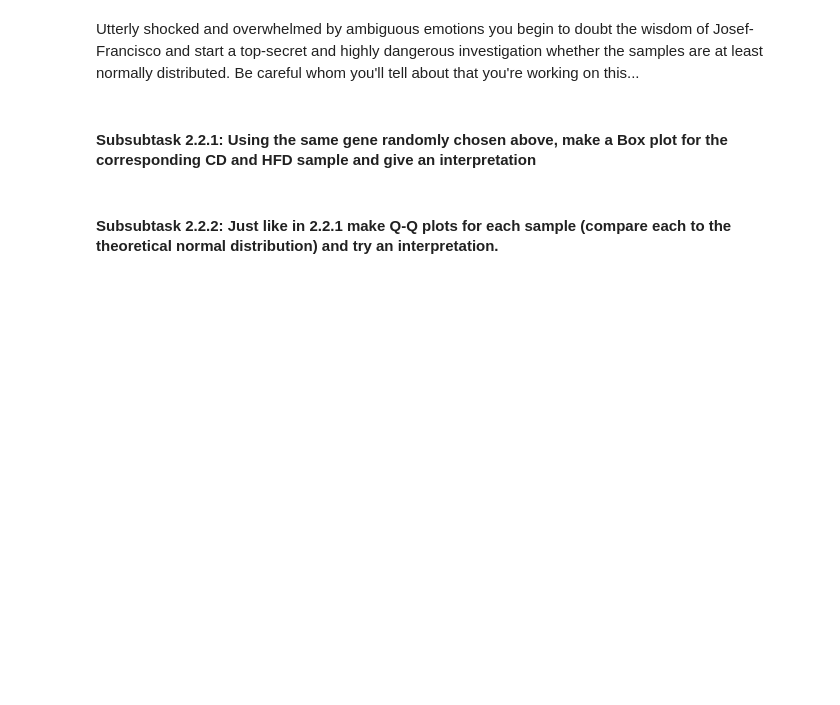
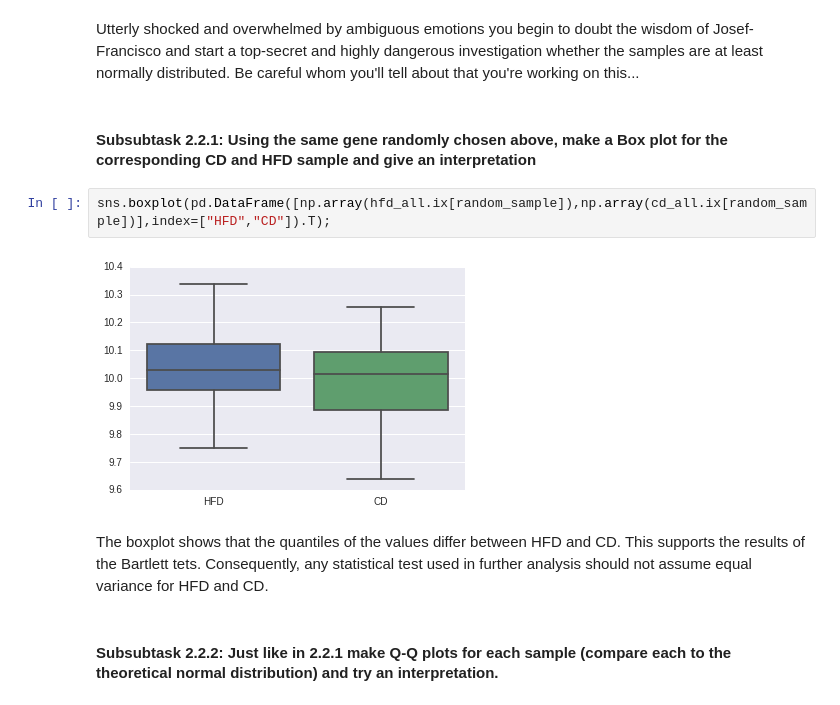
Before and after one commit to Alexstoppel/Integrated_Bioinformatics, a Jupyter notebook: notebooks/DayX_DE_Analysis.ipynb, the cells around one changed output. Drawn from its saved outputs; the diff is of its cells as text; blank space fills up the shorter version.

```diff
--- a/notebooks/DayX_DE_Analysis.ipynb
+++ b/notebooks/DayX_DE_Analysis.ipynb
@@ -162,5 +195,11 @@ Josef-Francisco Del-Marre-Doyle, famous and visionary president of the Internati
 Utterly shocked and overwhelmed by ambiguous emotions you begin to doubt the wisdom of Josef-Francisco and start a top-secret and highly dangerous investigation whether the samples are at least normally distributed. Be careful whom you'll tell about that you're working on this...
 # %% [markdown]
 #### Subsubtask 2.2.1: Using the same gene randomly chosen above, make a Box plot for the corresponding CD and HFD sample and give an interpretation
+# %%
+sns.boxplot(pd.DataFrame([np.array(hfd_all.ix[random_sample]),np.array(cd_all.ix[random_sample])],index=["HFD","CD"]).T);
+# %% [output]
+[figure, added]
+# %% [markdown]
+The boxplot shows that the quantiles of the values differ between HFD and CD. This supports the results of the Bartlett tets. Consequently, any statistical test used in further analysis should not assume equal variance for HFD and CD.
 # %% [markdown]
 #### Subsubtask 2.2.2: Just like in 2.2.1 make Q-Q plots for each sample (compare each to the theoretical normal distribution) and try an interpretation.
```
Also changed, not shown: parts of 37 cells of this notebook, 4 other files.
